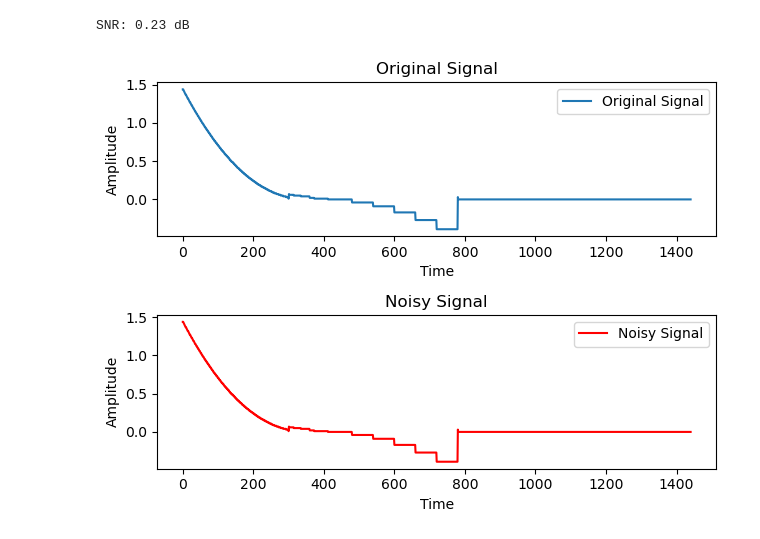
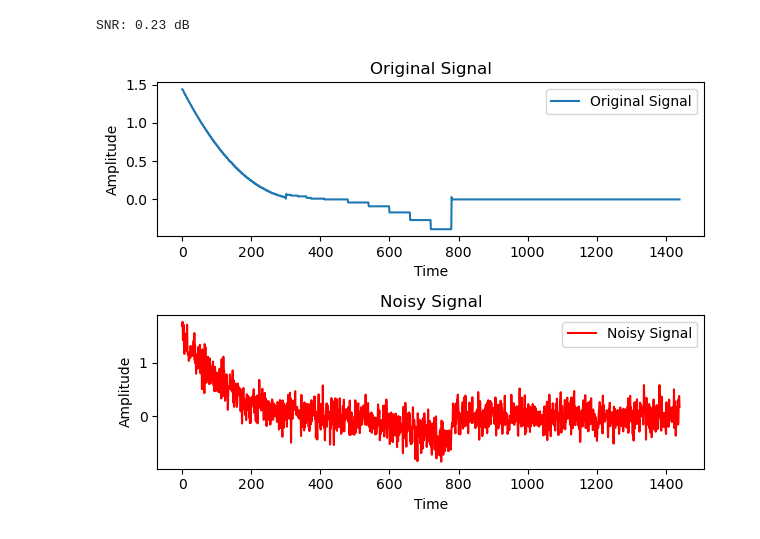
Before and after one commit to ifituburyo/CPS, a Jupyter notebook: main.ipynb, the cells around one changed output. Drawn from its saved outputs; the diff is of its cells as text; code cells hidden in the pictures.

Commit message:
Additing the the dataset noise in the  link data

```diff
--- a/main.ipynb
+++ b/main.ipynb
@@ -10,7 +10,7 @@ import pandas as pd
 
 def read_node_data(file_path):
     df = pd.read_csv(file_path,
-                     skiprows=3,  # Skip title row
+                     skiprows=4,  # Skip title row
                      sep=r'\s+',  # Use regex to handle variable spaces
                      names=["Time", "Elevation", "Base_Demand", "Initial_Quality",
                             "Demand", "Head", "Pressure", "Quality"],
@@ -21,7 +21,6 @@ def read_node_data(file_path):
 
 file_path = "Nodal_Data/Linear_Leak_node_8.csv"  # Adjust this path
 node_df = read_node_data(file_path)
-
 node_df.head()
 # %% [output]
 |  | Time | Elevation | Base_Demand | Initial_Quality | Demand | Head | Pressure | Quality |
@@ -65,22 +64,22 @@ def add_gaussian_noise(signal, snr=10):
             print(f"Error adding noise: {e}")
             return signal
 # %%
-noise_singal = add_gaussian_noise(signal,100)
+noise_singal = add_gaussian_noise(signal,5)
 
 
 subplot(2, 1, 1)
 plt.plot(signal, label='Original Signal')
 plt.title('Original Signal')
 plt.xlabel('Time')
 plt.ylabel('Amplitude')
 plt.legend()
 subplot(2, 1, 2)
 plt.plot(noise_singal, label='Noisy Signal', color='red')
 plt.title('Noisy Signal')
 plt.xlabel('Time')
 plt.ylabel('Amplitude')
 plt.legend()
 plt.tight_layout()
 plt.show()
 # %% [output]
-[figure, old version]
+[figure, new version]
```
Also changed, not shown: parts of 4 cells of this notebook, 6 other files.
